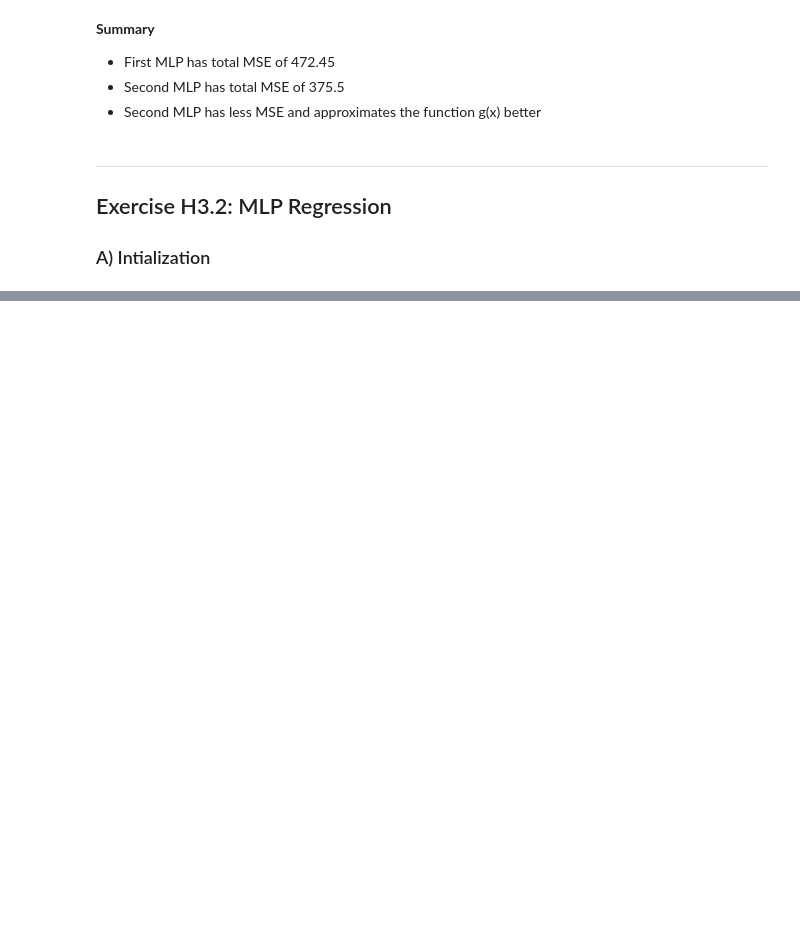
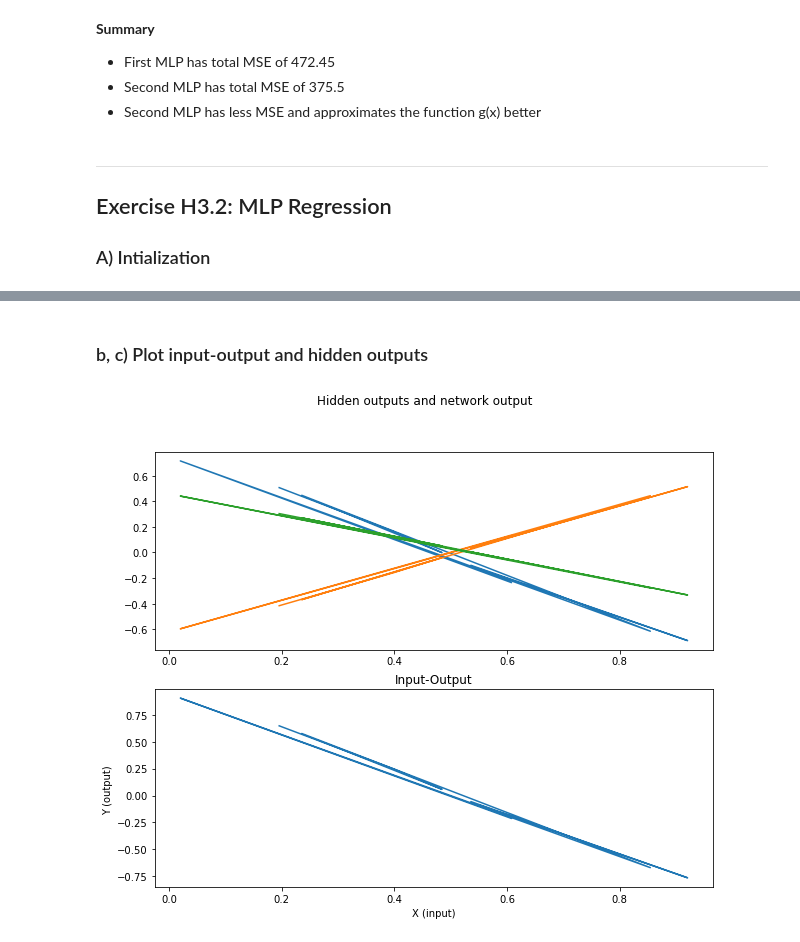
Before and after one commit to ahmedtarek-/MI_2022, a Jupyter notebook: Exercise_03/Exercise_03.ipynb, the cells around one changed output, grey strips where cells are left out. Cells and saved outputs as stored; diff of their text form; code cells hidden in the pictures; blank space fills up the shorter version.

```diff
--- a/Exercise_03/Exercise_03.ipynb
+++ b/Exercise_03/Exercise_03.ipynb
@@ -307,0 +342,24 @@ x[0]*y, x[1]*y
+# %% [markdown]
+### b, c) Plot input-output and hidden outputs
+# %%
+def plot_analysis(X, hidden_outputs, network_output):
+    fig, axs = plt.subplots(2, figsize=(10, 8))
+    fig.suptitle('Hidden outputs and network output')
+
+    # Plot hidden outputs
+    axs[0].plot(X, [hidden_output[0] for hidden_output in hidden_outputs], label = "Hidden neuron 1")
+    axs[0].plot(X, [hidden_output[1] for hidden_output in hidden_outputs], label = "Hidden neuron 2")
+    axs[0].plot(X, [hidden_output[2] for hidden_output in hidden_outputs], label = "Hidden neuron 3")
+
+    # Plot network outputs
+    axs[1].plot(X, network_output, label = "Hidden neuron 3")
+
+    plt.xlabel("X (input)")
+    plt.ylabel("Y (output) ")
+    plt.title("Input-Output")
+    plt.show()
+
+analysis_output = mlp.analysis(X,Y)
+plot_analysis(X, analysis_output[0], analysis_output[1])
+# %% [output]
+[figure, added]
```
Also changed, not shown: parts of 9 cells of this notebook.
